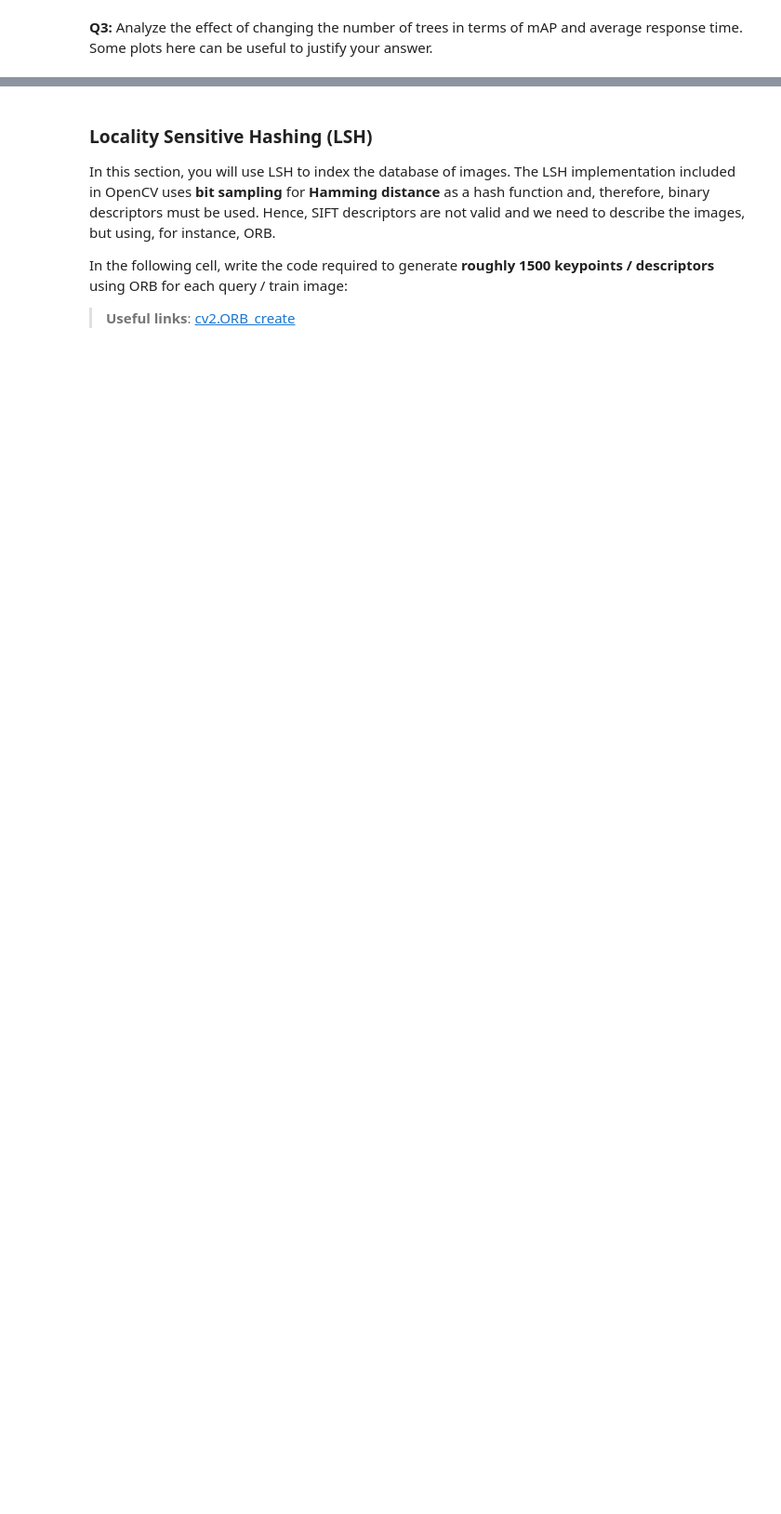
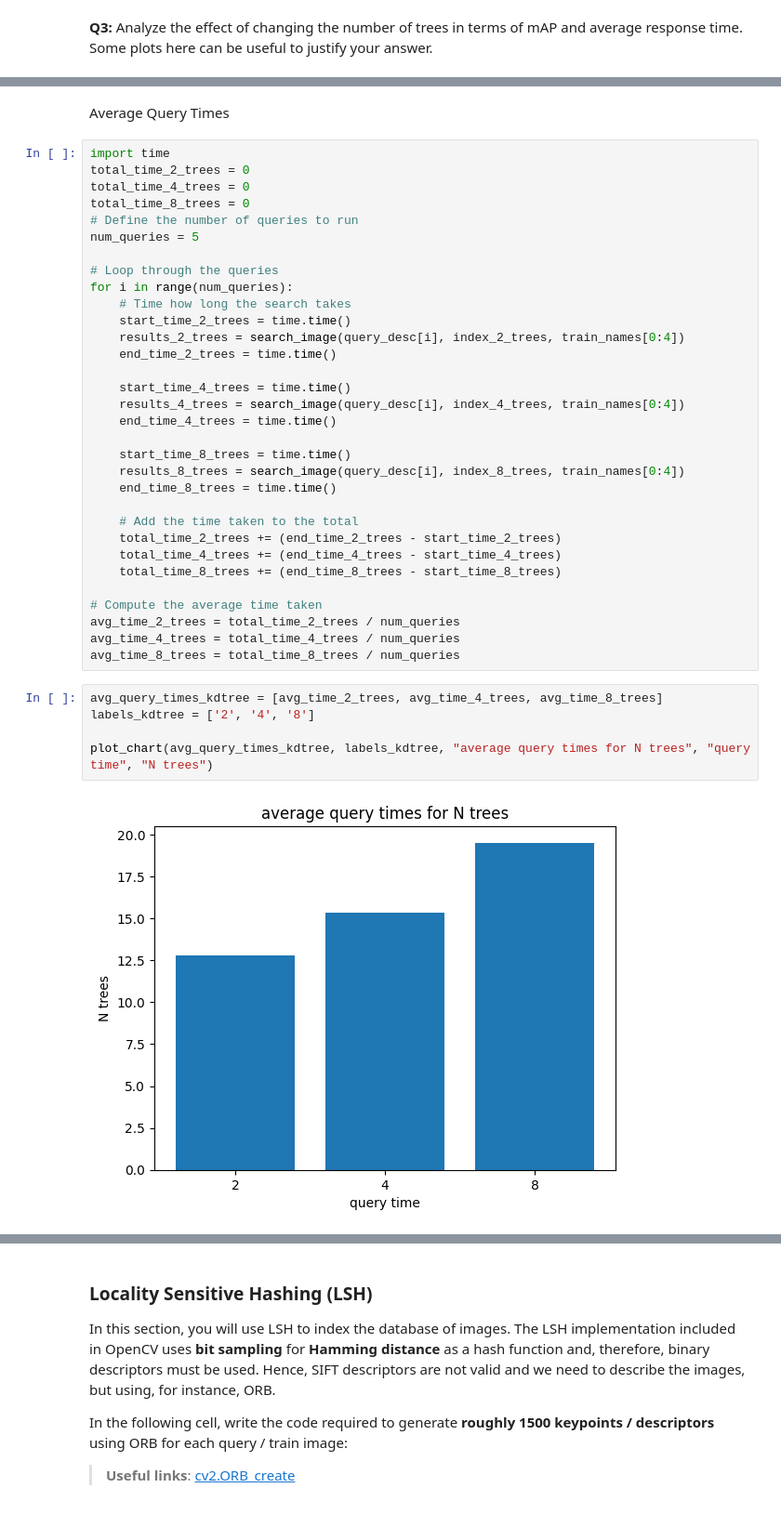
Before and after one commit to claredavies/ImageIndexing, a Jupyter notebook: Image_Indexing_Assignment2.ipynb, the cells around one changed output, grey strips where cells are left out. Shown at 93% size. Saved outputs shown, nothing was run; the diff lists cells and outputs as text; blank space fills up the shorter version.

```diff
--- a/Image_Indexing_Assignment2.ipynb
+++ b/Image_Indexing_Assignment2.ipynb
@@ -379,3 +381,44 @@ labels_kdtree = ['2', '4', '8']
 plot_chart(mAP_scores_kdtree, labels_kdtree, "mAP for different N trees", "mAP", "N trees")
 # %% [output]
 [figure]
+# %% [markdown]
+Average Query Times
+# %%
+import time
+total_time_2_trees = 0
+total_time_4_trees = 0
+total_time_8_trees = 0
+# Define the number of queries to run
+num_queries = 5
+
+# Loop through the queries
+for i in range(num_queries):
+    # Time how long the search takes
+    start_time_2_trees = time.time()
+    results_2_trees = search_image(query_desc[i], index_2_trees, train_names[0:4])
+    end_time_2_trees = time.time()
+
+    start_time_4_trees = time.time()
+    results_4_trees = search_image(query_desc[i], index_4_trees, train_names[0:4])
+    end_time_4_trees = time.time()
+
+    start_time_8_trees = time.time()
+    results_8_trees = search_image(query_desc[i], index_8_trees, train_names[0:4])
+    end_time_8_trees = time.time()
+
+    # Add the time taken to the total
+    total_time_2_trees += (end_time_2_trees - start_time_2_trees)
+    total_time_4_trees += (end_time_4_trees - start_time_4_trees)
+    total_time_8_trees += (end_time_8_trees - start_time_8_trees)
+
+# Compute the average time taken
+avg_time_2_trees = total_time_2_trees / num_queries
+avg_time_4_trees = total_time_4_trees / num_queries
+avg_time_8_trees = total_time_8_trees / num_queries
+# %%
+avg_query_times_kdtree = [avg_time_2_trees, avg_time_4_trees, avg_time_8_trees]
+labels_kdtree = ['2', '4', '8']
+
+plot_chart(avg_query_times_kdtree, labels_kdtree, "average query times for N trees", "query time", "N trees")
+# %% [output]
+[figure, added]
```
Also changed, not shown: parts of 31 cells of this notebook.
